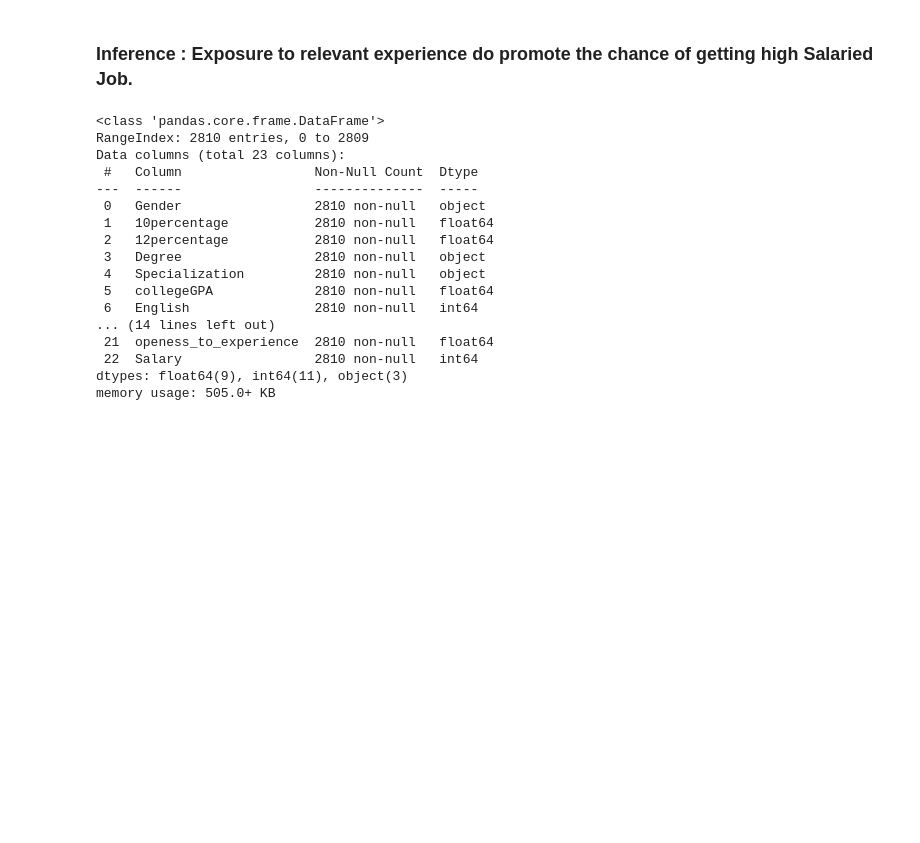
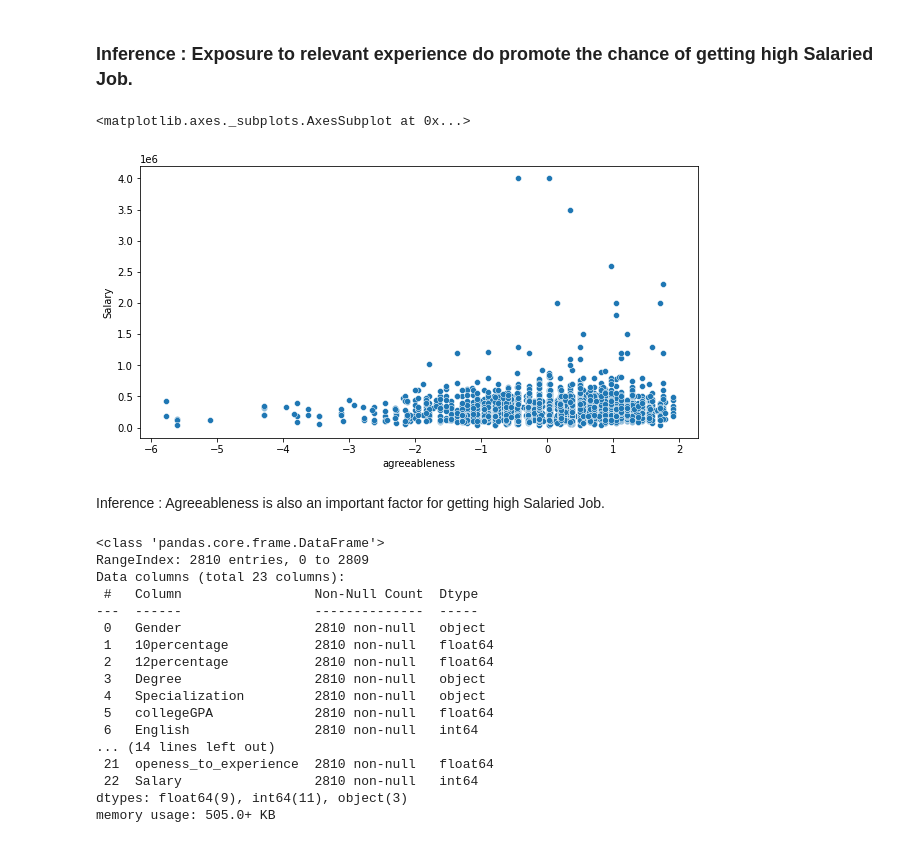
Before and after one commit to ArshiaSali/Data-Cleaning-with-Google-OpenRefine, a Jupyter notebook: DataCleaning_OpenRefine.ipynb, the cells around one changed output. Saved outputs shown, nothing was run; the diff lists cells and outputs as text; code cells hidden in the pictures; blank space fills up the shorter version.

```diff
--- a/DataCleaning_OpenRefine.ipynb
+++ b/DataCleaning_OpenRefine.ipynb
@@ -69,6 +92,14 @@ sns.scatterplot(df.openess_to_experience,df.Salary)
 [figure]
 # %% [markdown]
 ### **Inference** : Exposure to relevant experience do promote the chance of getting high Salaried Job.
+# %%
+plt.figure(figsize = (10,5))
+sns.scatterplot(df.agreeableness,df.Salary)
+# %% [output]
+<matplotlib.axes._subplots.AxesSubplot at 0x...>
+[figure, added]
+# %% [markdown]
+Inference : Agreeableness is also an important factor for getting high Salaried Job.
 # %%
 df.info()
 # %% [output]
```
Also changed, not shown: parts of 6 cells of this notebook.
